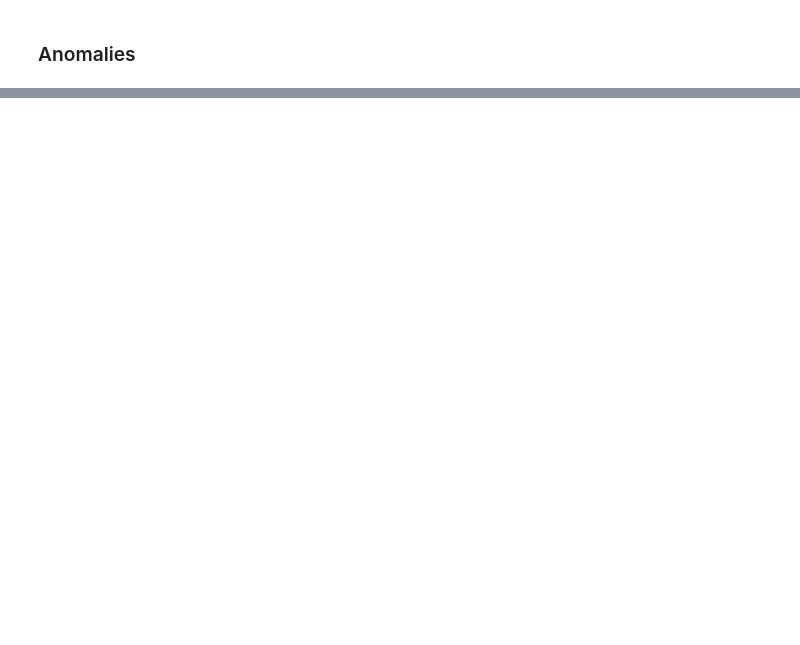
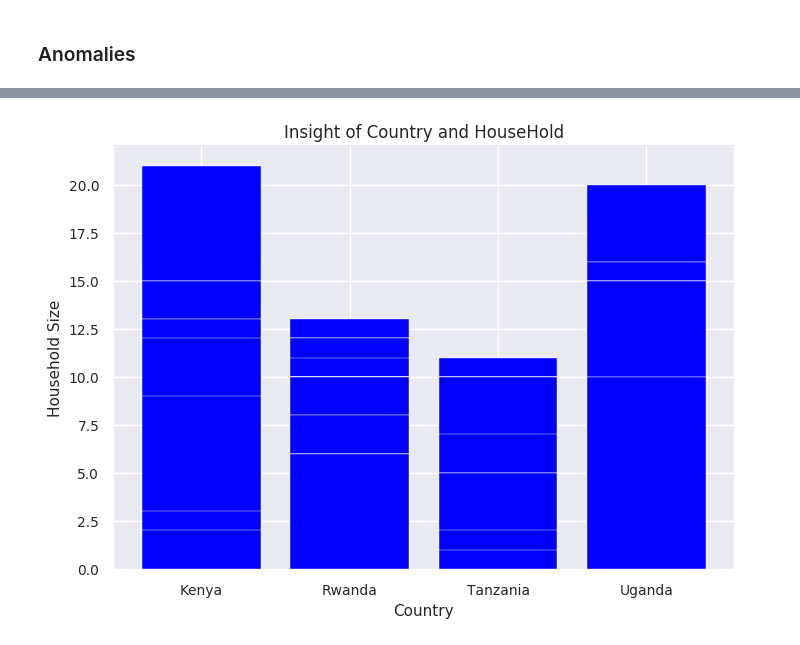
Before and after one commit to gakurujnr/Financial-Inclusion-Dataset, a Jupyter notebook: Moringa_Data_Science_Core_W1_Independent_Project_2019_08_Peter_Gakuru_Python_Notebook.ipynb, the cells around one changed output, grey strips where cells are left out. Saved outputs shown, nothing was run; the diff lists cells and outputs as text; code cells hidden in the pictures; blank space fills up the shorter version.

```diff
--- a/Moringa_Data_Science_Core_W1_Independent_Project_2019_08_Peter_Gakuru_Python_Notebook.ipynb
+++ b/Moringa_Data_Science_Core_W1_Independent_Project_2019_08_Peter_Gakuru_Python_Notebook.ipynb
@@ -363,0 +464,18 @@ sns.boxplot(proj[''], showmeans = True)
+# %%
+##
+##
+# seeing the relation of countries and the household_size
+# Defining our data
+country = proj['country']
+house =  proj["household_size"]
+plt.bar(country, house, color='blue')
+# Labelling our x axis
+plt.xlabel("Country")
+# Labelling our y axis
+plt.ylabel("Household Size")
+# Giving a title to our Bar chart
+plt.title("Insight of Country and HouseHold")
+# Displaying our chart
+plt.show()
+# %% [output]
+[figure, added]
```
Also changed, not shown: parts of 60 cells of this notebook.
